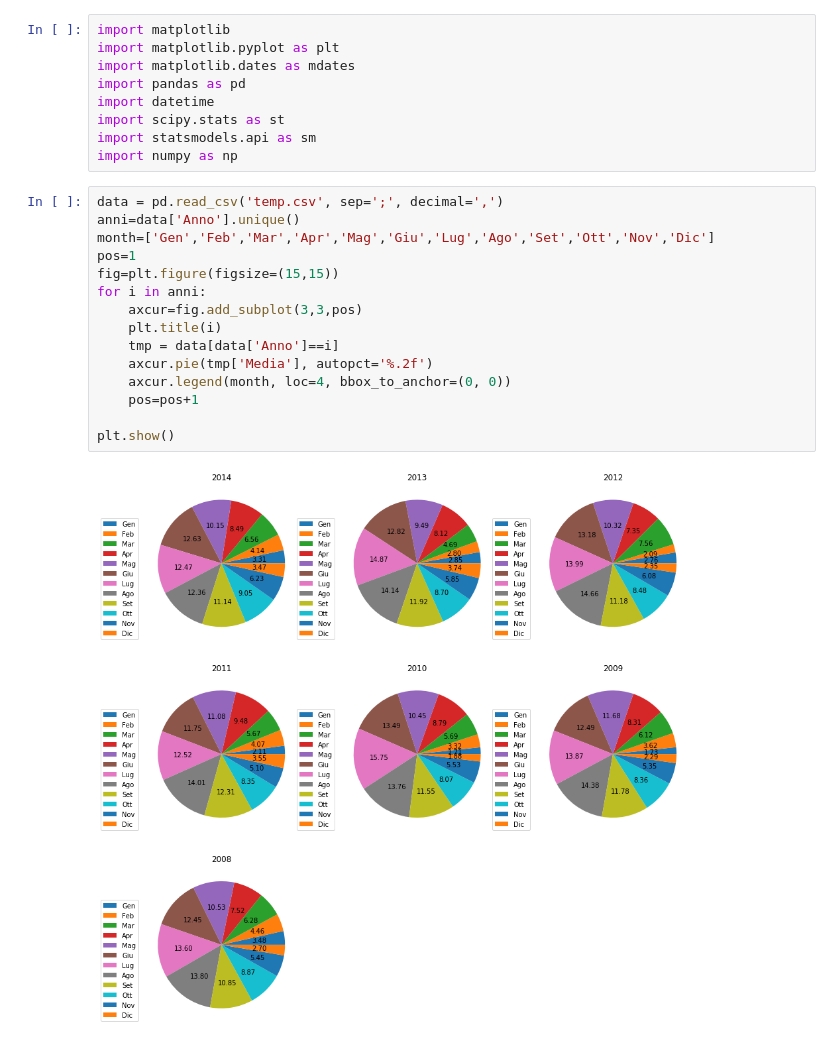
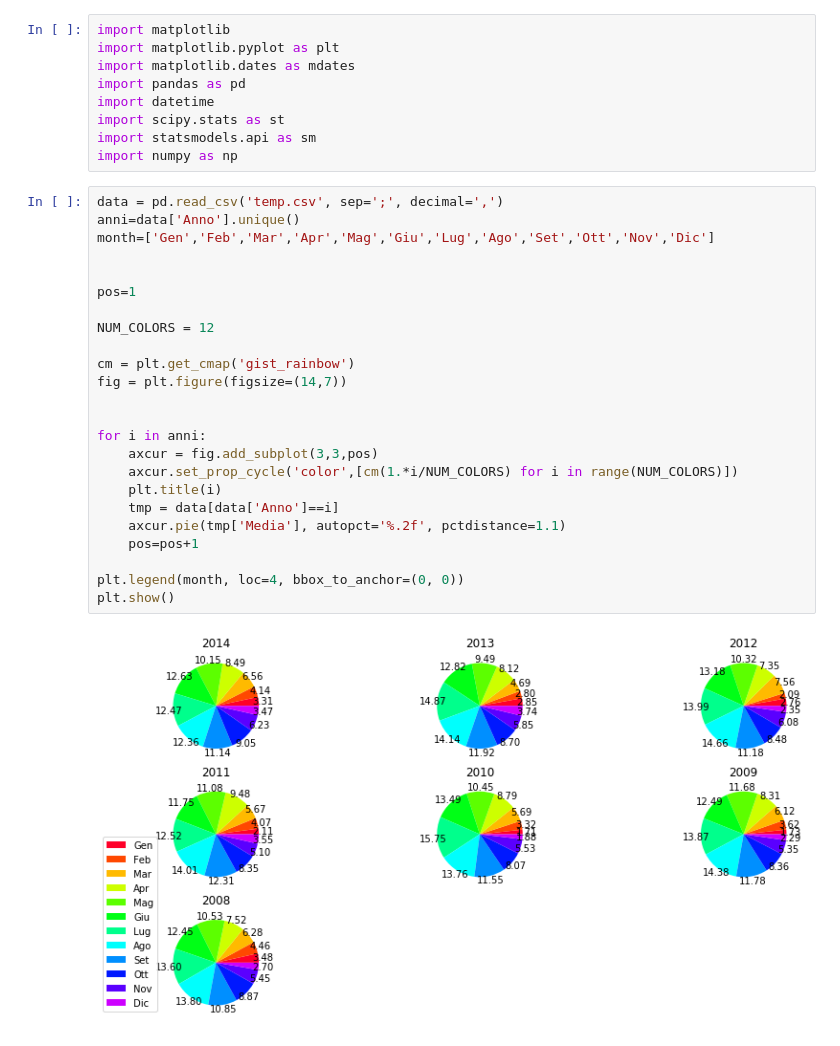
Before and after one commit to Bertonc98/BadCharts, a Jupyter notebook: TimePiePlot.ipynb, the cells around one changed output. Drawn from its saved outputs; the diff is of its cells as text.

Commit message:
Colorssss

```diff
--- a/TimePiePlot.ipynb
+++ b/TimePiePlot.ipynb
@@ -10,20 +10,29 @@ import numpy as np
 # %%
 data = pd.read_csv('temp.csv', sep=';', decimal=',')
 anni=data['Anno'].unique()
 month=['Gen','Feb','Mar','Apr','Mag','Giu','Lug','Ago','Set','Ott','Nov','Dic']
+
+
 pos=1
-fig=plt.figure(figsize=(15,15))
+
+NUM_COLORS = 12
+
+cm = plt.get_cmap('gist_rainbow')
+fig = plt.figure(figsize=(14,7))
+
+
 for i in anni:
-    axcur=fig.add_subplot(3,3,pos)
+    axcur = fig.add_subplot(3,3,pos)
+    axcur.set_prop_cycle('color',[cm(1.*i/NUM_COLORS) for i in range(NUM_COLORS)])
     plt.title(i)
     tmp = data[data['Anno']==i]
-    axcur.pie(tmp['Media'], autopct='%.2f')
-    axcur.legend(month, loc=4, bbox_to_anchor=(0, 0))
+    axcur.pie(tmp['Media'], autopct='%.2f', pctdistance=1.1)
     pos=pos+1
 
+plt.legend(month, loc=4, bbox_to_anchor=(0, 0))
 plt.show()
 # %% [output]
-[figure, old version]
+[figure, new version]
 # %%
 import matplotlib.colors as colors
 import matplotlib.cm as cmx
```
Also changed, not shown: parts of 1 cell of this notebook.
